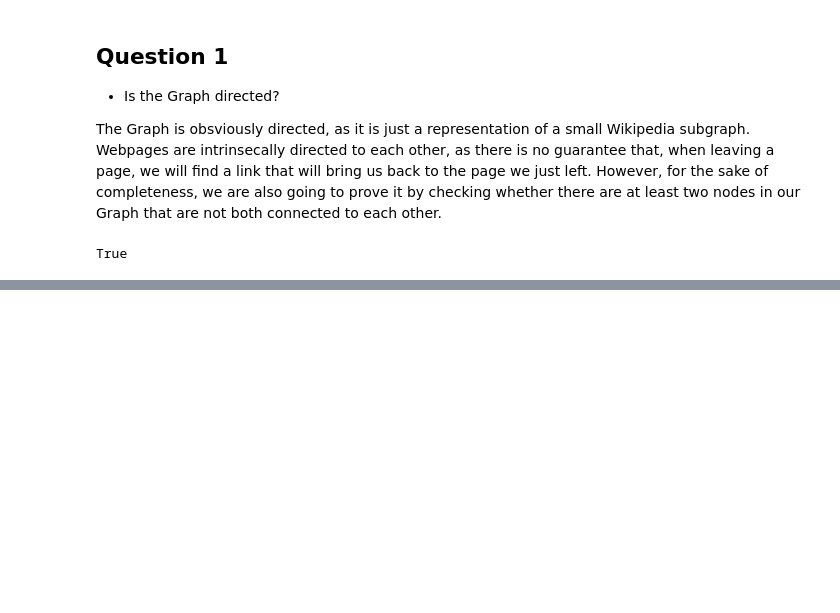
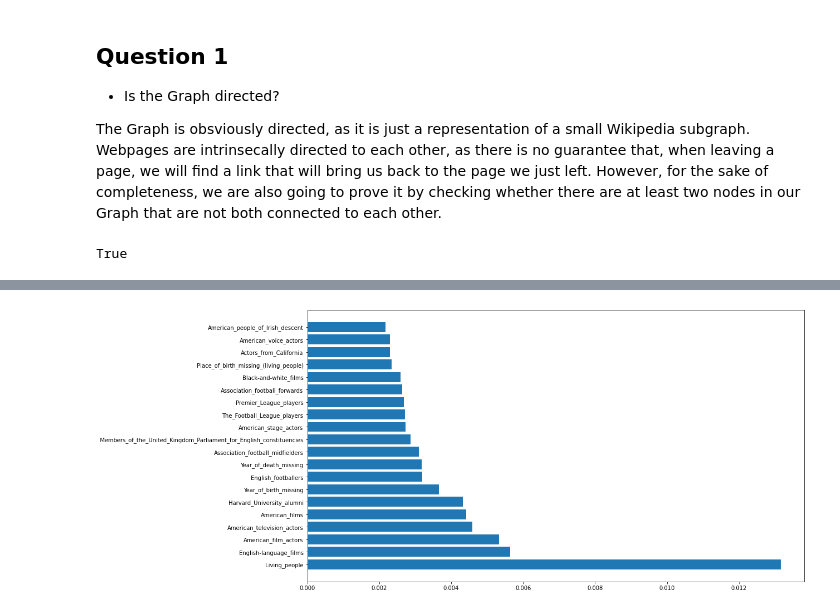
Before and after one commit to Nello-Castaldo/ADM-HW5, a Jupyter notebook: main.ipynb, the cells around one changed output, grey strips where cells are left out. Drawn from its saved outputs; the diff is of its cells as text; code cells hidden in the pictures; blank space fills up the shorter version.

Commit message:
Code cleaned, markdown and comments to be finalized

```diff
--- a/main.ipynb
+++ b/main.ipynb
@@ -11,3 +17,6 @@ cleaned_dict = ft.inverted_dictionary(G)
+# %%
+with open("cleaned_dict.pkl", "rb") as f:
+    cleaned_dict = pickle.load(f)
 # %% [markdown]
 As an additional resource, we create a second dictionary where we group all nodes according to the each Category.
 # %%
@@ -25,0 +151,7 @@ True
+# %%
+Z = ft.model_network(G, category_dict)
+# %%
+category_map_int, inv_category_map = ft.get_mapping_dict(Z)
+# %%
+page_rank = ft.pagerank(Z, category_map_int, inv_category_map, cleaned_dict)
+head = ft.get_pagerank_head(page_rank, 20)
@@ -25,0 +178,4 @@ True
+# %%
+ft.plot_pagerank(head)
+# %% [output]
+[figure, added]
```
Also changed, not shown: parts of 29 cells of this notebook, 3 other files.
